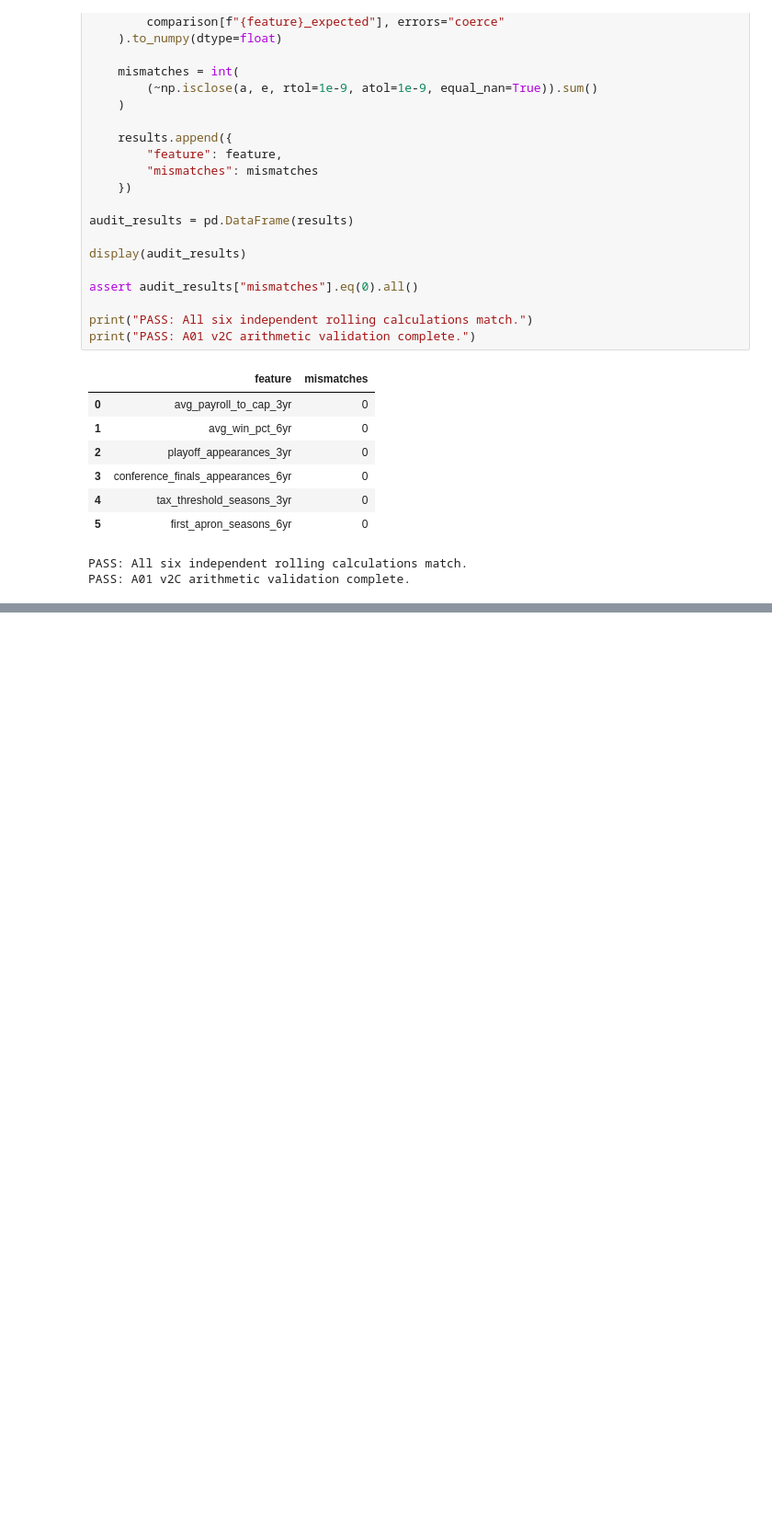
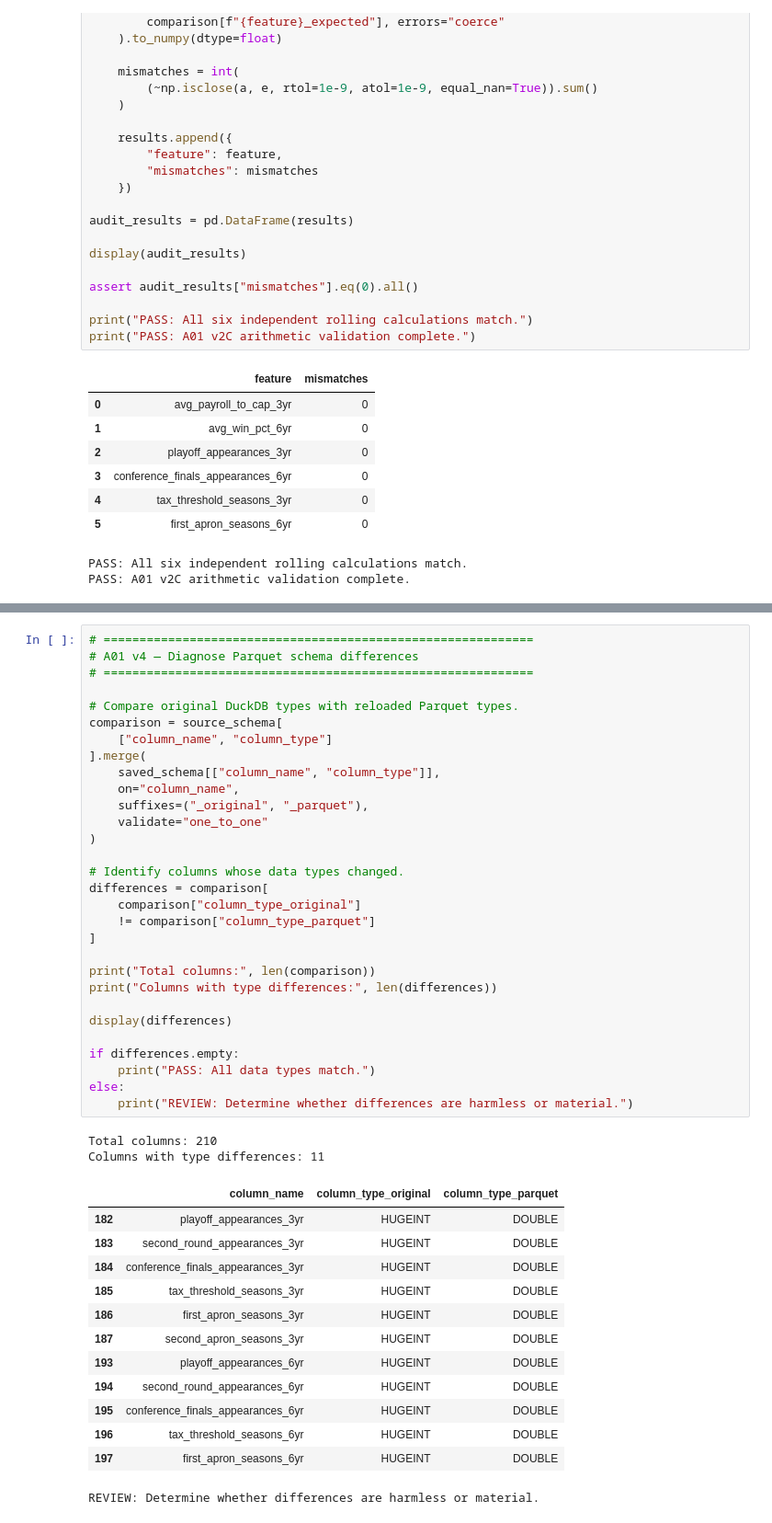
Before and after one commit to jtran226/nba_economics, a Jupyter notebook: notebooks/a01_franchise_season_build.ipynb, the cells around one changed output, grey strips where cells are left out. Shown at 92% size. Drawn from its saved outputs; the diff is of its cells as text; blank space fills up the shorter version.

```diff
--- a/notebooks/a01_franchise_season_build.ipynb
+++ b/notebooks/a01_franchise_season_build.ipynb
@@ -3853,0 +4562,46 @@ PASS: A01 v2C arithmetic validation complete.
+# %%
+# ============================================================
+# A01 v4 — Diagnose Parquet schema differences
+# ============================================================
+
+# Compare original DuckDB types with reloaded Parquet types.
+comparison = source_schema[
+    ["column_name", "column_type"]
+].merge(
+    saved_schema[["column_name", "column_type"]],
+    on="column_name",
+    suffixes=("_original", "_parquet"),
+    validate="one_to_one"
+)
+
+# Identify columns whose data types changed.
+differences = comparison[
+    comparison["column_type_original"]
+    != comparison["column_type_parquet"]
+]
+
+print("Total columns:", len(comparison))
+print("Columns with type differences:", len(differences))
+
+display(differences)
+
+if differences.empty:
+    print("PASS: All data types match.")
+else:
+    print("REVIEW: Determine whether differences are harmless or material.")
+# %% [output]
+Total columns: 210
+Columns with type differences: 11
+|  | column_name | column_type_original | column_type_parquet |
+| 182 | playoff_appearances_3yr | HUGEINT | DOUBLE |
+| 183 | second_round_appearances_3yr | HUGEINT | DOUBLE |
+| 184 | conference_finals_appearances_3yr | HUGEINT | DOUBLE |
+| 185 | tax_threshold_seasons_3yr | HUGEINT | DOUBLE |
+| 186 | first_apron_seasons_3yr | HUGEINT | DOUBLE |
+| 187 | second_apron_seasons_3yr | HUGEINT | DOUBLE |
+| 193 | playoff_appearances_6yr | HUGEINT | DOUBLE |
+| 194 | second_round_appearances_6yr | HUGEINT | DOUBLE |
+| 195 | conference_finals_appearances_6yr | HUGEINT | DOUBLE |
+| 196 | tax_threshold_seasons_6yr | HUGEINT | DOUBLE |
+| 197 | first_apron_seasons_6yr | HUGEINT | DOUBLE |
+REVIEW: Determine whether differences are harmless or material.
```
Also changed, not shown: parts of 13 cells of this notebook, 3 other files.
